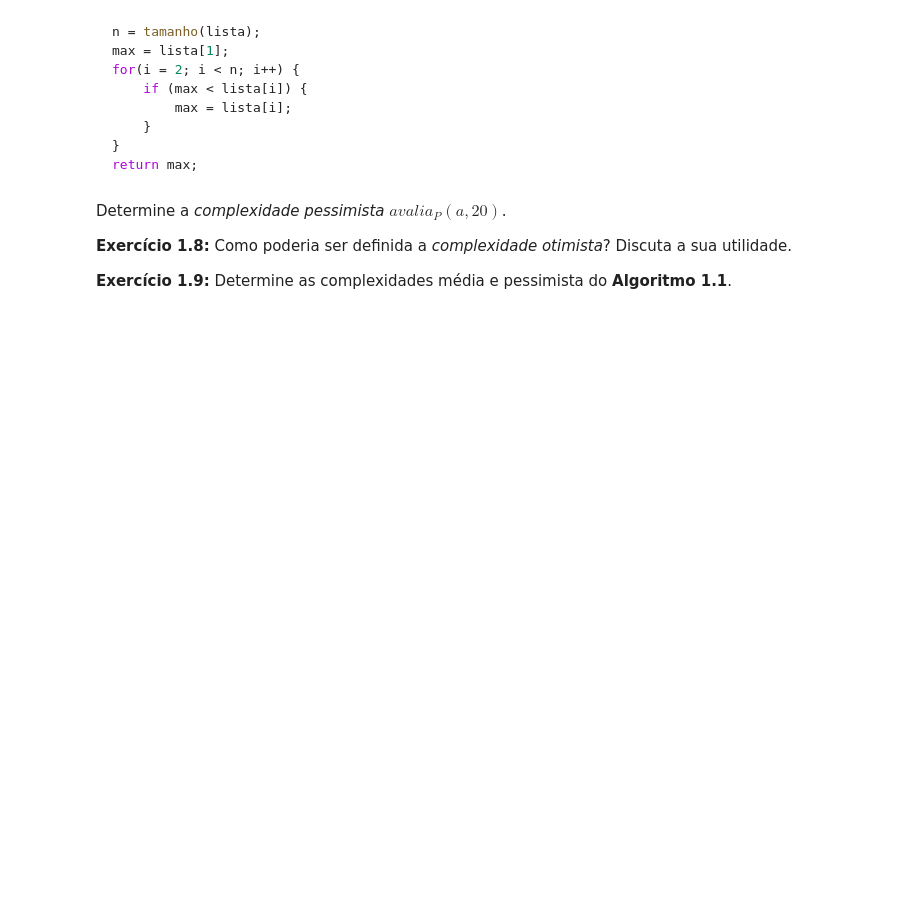
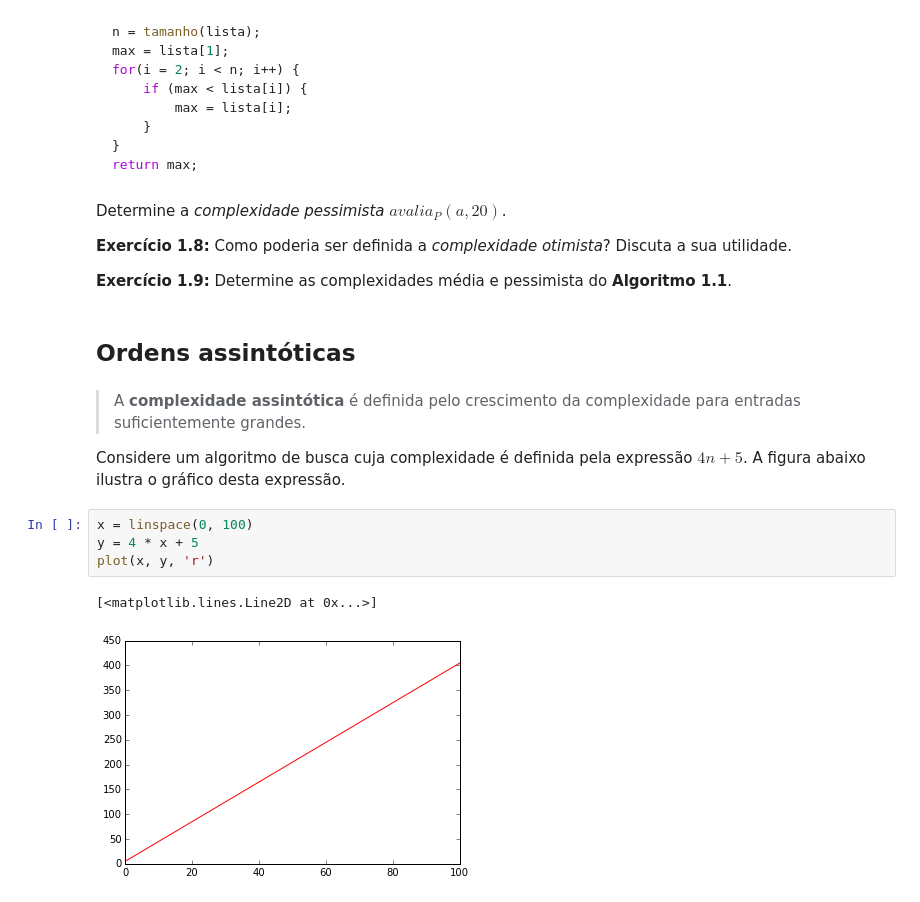
Before and after one commit to jacksongomesbr/academia-analise-de-algoritmos, a Jupyter notebook: capitulo-1/introducao.ipynb, the cells around one changed output. Drawn from its saved outputs; the diff is of its cells as text; blank space fills up the shorter version.

```diff
--- a/capitulo-1/introducao.ipynb
+++ b/capitulo-1/introducao.ipynb
@@ -160,3 +164,16 @@ Determine a *complexidade pessimista* $avalia_P(a, 20)$.
 **Exercício 1.8:** Como poderia ser definida a *complexidade otimista*? Discuta a sua utilidade.
 
 **Exercício 1.9:** Determine as complexidades média e pessimista do **Algoritmo 1.1**.
+# %% [markdown]
+## Ordens assintóticas
+# %% [markdown]
+> A **complexidade assintótica** é definida pelo crescimento da complexidade para entradas suficientemente grandes.
+
+Considere um algoritmo de busca cuja complexidade é definida pela expressão $4n + 5$. A figura abaixo ilustra o gráfico desta expressão.
+# %%
+x = linspace(0, 100)
+y = 4 * x + 5
+plot(x, y, 'r')
+# %% [output]
+[<matplotlib.lines.Line2D at 0x...>]
+[figure, added]
```
Also changed, not shown: parts of 19 cells of this notebook, 1 other file.
